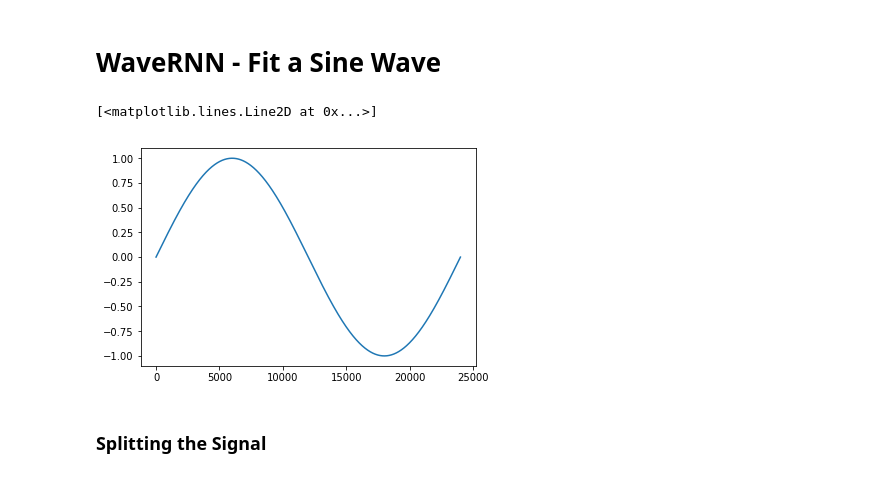
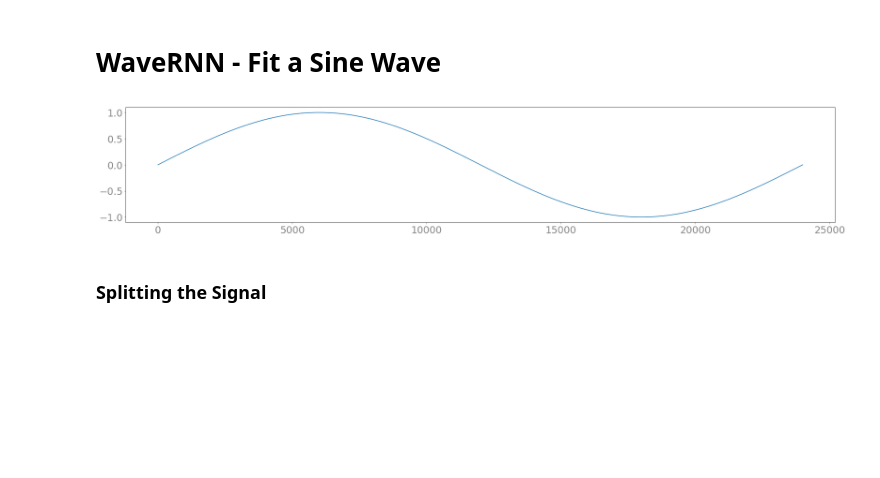
Before and after one commit to geneing/ForwardTacotron, a Jupyter notebook: NB1 - Fit a Sine Wave.ipynb, the cells around one changed output. Cells and saved outputs as stored; diff of their text form; code cells hidden in the pictures; blank space fills up the shorter version.

```diff
--- a/NB1 - Fit a Sine Wave.ipynb
+++ b/NB1 - Fit a Sine Wave.ipynb
@@ -20,10 +21,9 @@ def sine_wave(freq, length, sample_rate=sample_rate) :
 # %%
 signal = sine_wave(1, 100000)
 # %%
-plt.plot(signal[:sample_rate])
+plot(signal[:sample_rate])
 # %% [output]
-[<matplotlib.lines.Line2D at 0x...>]
-[figure, old version]
+[figure, new version]
 # %% [markdown]
 ### Splitting the Signal
 # %%
```
Also changed, not shown: parts of 21 cells of this notebook, 15 other files.
